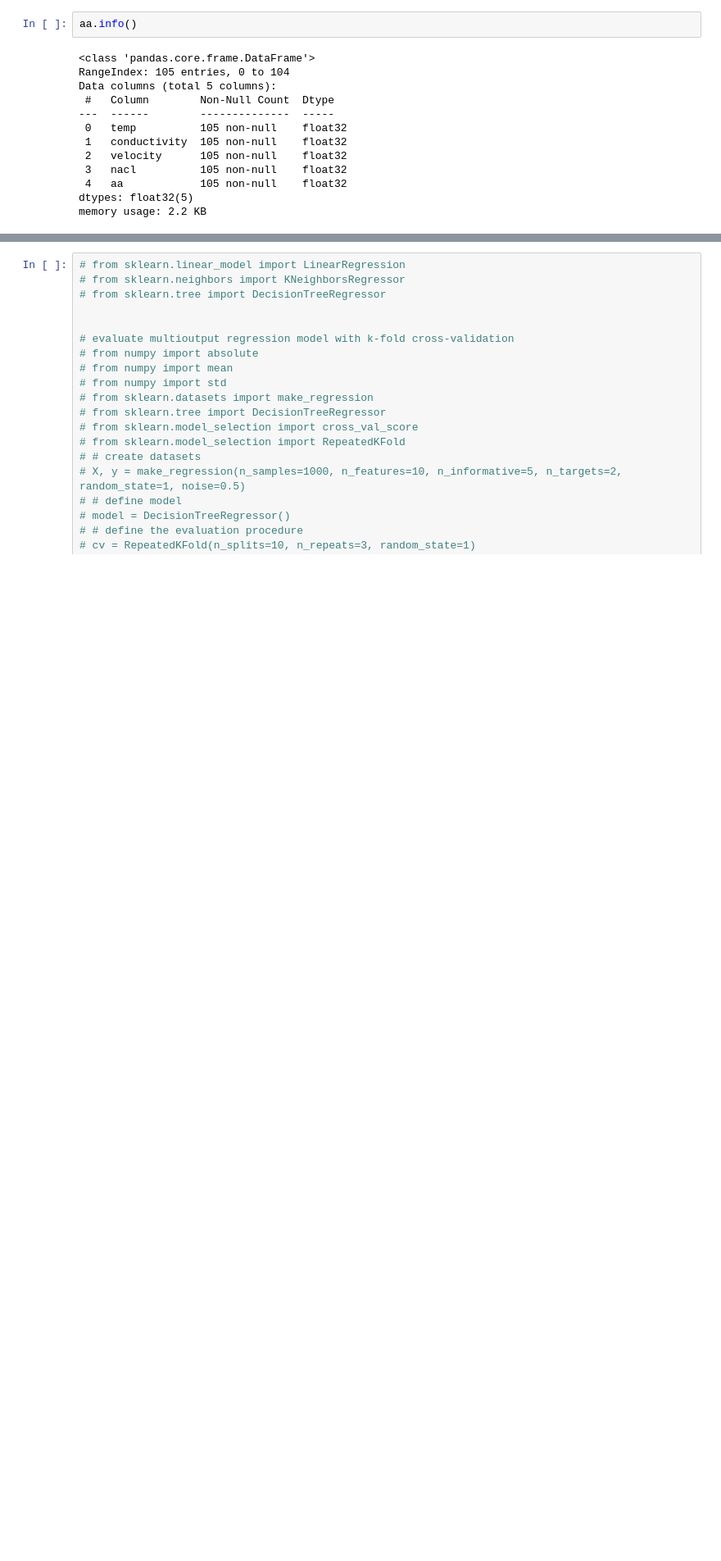
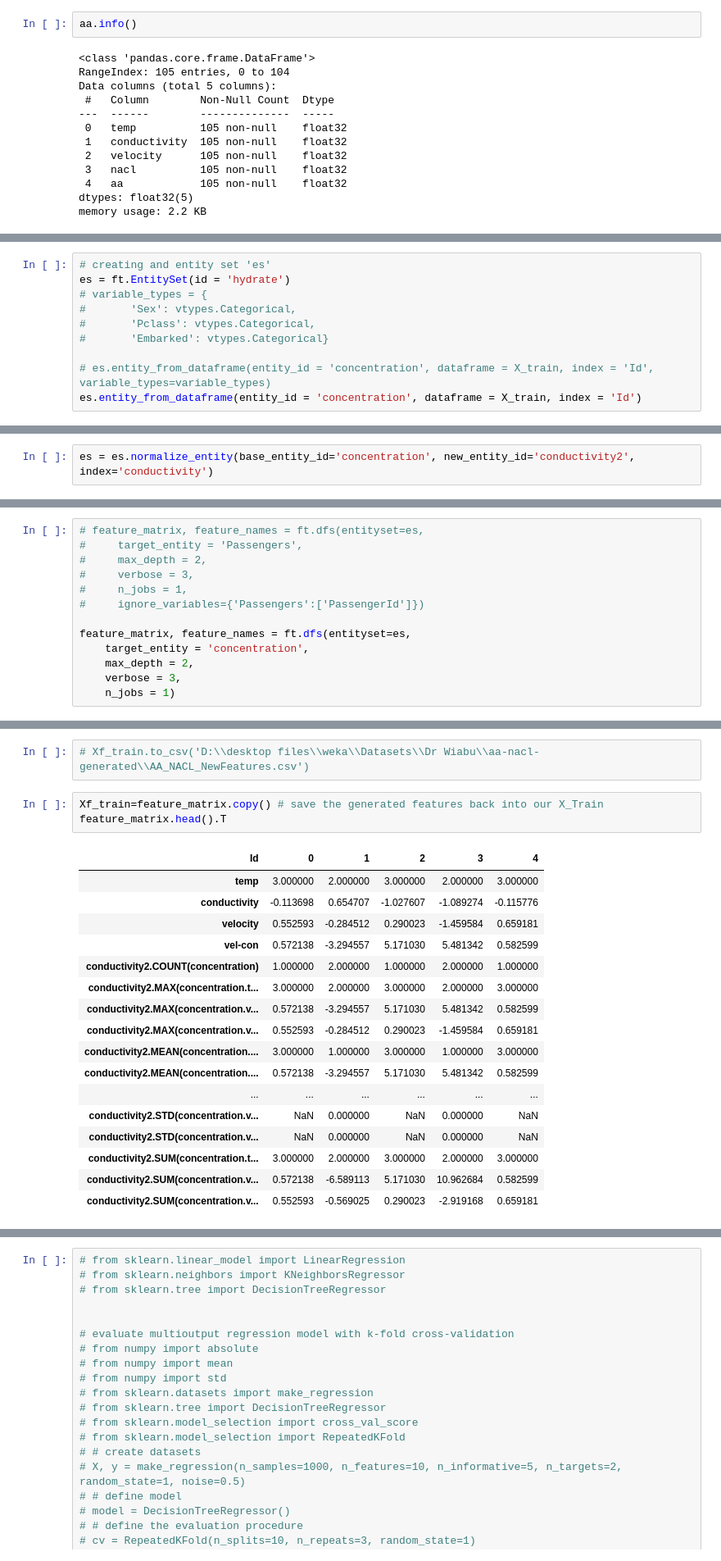
Before and after one commit to sylvas-j/ML, a Jupyter notebook: Tensorflow_works/hydrateSafetyMargin-ConductivityAscoustic2.ipynb, the cells around one changed output, grey strips where cells are left out. Shown at 82% size. Cells and saved outputs as stored; diff of their text form; blank space fills up the shorter version.

Commit message:
hydrate safety 3 added

```diff
--- a/Tensorflow_works/hydrateSafetyMargin-ConductivityAscoustic2.ipynb
+++ b/Tensorflow_works/hydrateSafetyMargin-ConductivityAscoustic2.ipynb
@@ -261,0 +401,10 @@ y_train
+# %%
+# creating and entity set 'es'
+es = ft.EntitySet(id = 'hydrate')
+# variable_types = {
+#       'Sex': vtypes.Categorical,
+#       'Pclass': vtypes.Categorical,
+#       'Embarked': vtypes.Categorical}
+
+# es.entity_from_dataframe(entity_id = 'concentration', dataframe = X_train, index = 'Id', variable_types=variable_types)
+es.entity_from_dataframe(entity_id = 'concentration', dataframe = X_train, index = 'Id')
@@ -261,0 +425,2 @@ y_train
+# %%
+es = es.normalize_entity(base_entity_id='concentration', new_entity_id='conductivity2', index='conductivity')
@@ -261,0 +438,13 @@ y_train
+# %%
+# feature_matrix, feature_names = ft.dfs(entityset=es,
+#     target_entity = 'Passengers',
+#     max_depth = 2,
+#     verbose = 3,
+#     n_jobs = 1,
+#     ignore_variables={'Passengers':['PassengerId']})
+
+feature_matrix, feature_names = ft.dfs(entityset=es,
+    target_entity = 'concentration',
+    max_depth = 2,
+    verbose = 3,
+    n_jobs = 1)
@@ -261,0 +454,23 @@ y_train
+# %%
+# Xf_train.to_csv('D:\\desktop files\\weka\\Datasets\\Dr Wiabu\\aa-nacl-generated\\AA_NACL_NewFeatures.csv')
+# %%
+Xf_train=feature_matrix.copy() # save the generated features back into our X_Train
+feature_matrix.head().T
+# %% [output]
+| Id | 0 | 1 | 2 | 3 | 4 |
+| temp | 3.000000 | 2.000000 | 3.000000 | 2.000000 | 3.000000 |
+| conductivity | -0.113698 | 0.654707 | -1.027607 | -1.089274 | -0.115776 |
+| velocity | 0.552593 | -0.284512 | 0.290023 | -1.459584 | 0.659181 |
+| vel-con | 0.572138 | -3.294557 | 5.171030 | 5.481342 | 0.582599 |
+| conductivity2.COUNT(concentration) | 1.000000 | 2.000000 | 1.000000 | 2.000000 | 1.000000 |
+| conductivity2.MAX(concentration.t... | 3.000000 | 2.000000 | 3.000000 | 2.000000 | 3.000000 |
+| conductivity2.MAX(concentration.v... | 0.572138 | -3.294557 | 5.171030 | 5.481342 | 0.582599 |
+| conductivity2.MAX(concentration.v... | 0.552593 | -0.284512 | 0.290023 | -1.459584 | 0.659181 |
+| conductivity2.MEAN(concentration.... | 3.000000 | 1.000000 | 3.000000 | 1.000000 | 3.000000 |
+| conductivity2.MEAN(concentration.... | 0.572138 | -3.294557 | 5.171030 | 5.481342 | 0.582599 |
+| ... | ... | ... | ... | ... | ... |
+| conductivity2.STD(concentration.v... | NaN | 0.000000 | NaN | 0.000000 | NaN |
+| conductivity2.STD(concentration.v... | NaN | 0.000000 | NaN | 0.000000 | NaN |
+| conductivity2.SUM(concentration.t... | 3.000000 | 2.000000 | 3.000000 | 2.000000 | 3.000000 |
+| conductivity2.SUM(concentration.v... | 0.572138 | -6.589113 | 5.171030 | 10.962684 | 0.582599 |
+| conductivity2.SUM(concentration.v... | 0.552593 | -0.569025 | 0.290023 | -2.919168 | 0.659181 |
```
Also changed, not shown: parts of 94 cells of this notebook, 2 other files.
